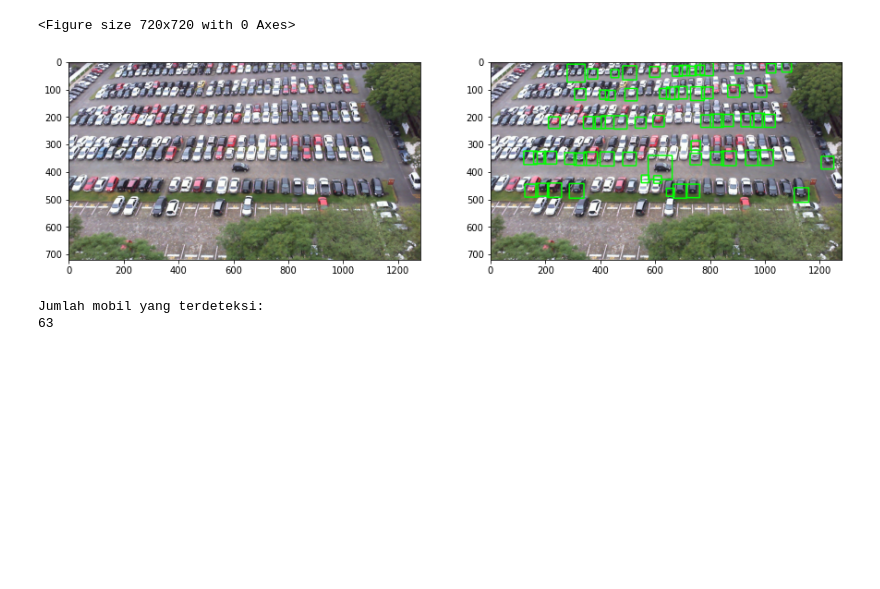
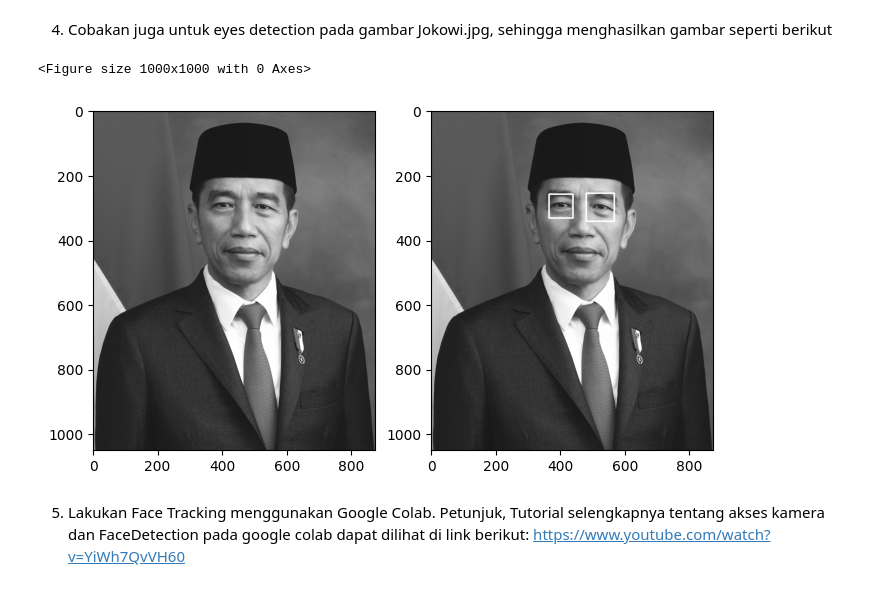
Before and after one commit to Afvanie/PCVK_Genap_2023, a Jupyter notebook: UAS.ipynb, the cells around one changed output. Saved outputs shown, nothing was run; the diff lists cells and outputs as text; code cells hidden in the pictures; blank space fills up the shorter version.

```diff
--- a/UAS.ipynb
+++ b/UAS.ipynb
@@ -260,22 +149,26 @@ cars = car_cascade.detectMultiScale(parkiran2)
+# %% [markdown]
+4. Cobakan juga untuk eyes detection pada gambar Jokowi.jpg, sehingga menghasilkan
+gambar seperti berikut
 # %%
-jumlah =0;
-gray = cv2.cvtColor(parkiran, cv2.COLOR_BGR2GRAY)
-cars = car_cascade.detectMultiScale(parkiran)
-for(x,y,w,h) in cars:
- cv2.rectangle(parkiran,(x,y),(x+w,y+h),(0,255,0),3)
- jumlah+=1;
+cascade_wajah = cv.CascadeClassifier(cv.data.haarcascades + "haarcascade_eye.xml")
+
+jokowi = cv.imread('/content/drive/MyDrive/PCVK/images/facedet/jokowi.jpg',0)
+jokowi_rgb = cv.cvtColor(jokowi, cv.COLOR_BGR2RGB)
+jokowi_fd = jokowi_rgb.copy()
+
+fd_jokowi = cascade_wajah.detectMultiScale(jokowi_fd)
+for(x,y,w,h) in fd_jokowi:
+  cv.rectangle(jokowi_fd, (x,y),(x+w,y+h), (255,255,255), 3)
+# output kucing
 plt.figure(figsize = (10,10))
-
-f, axarr = plt. subplots(1,2,figsize=(15,5))
-plt.subplot(121),plt.imshow(cv2.cvtColor(parkiran2, cv2.COLOR_BGR2RGB))
-axarr[0].imshow(cv2.cvtColor(parkiran2, cv2.COLOR_BGR2RGB))
-plt.subplot(122),plt.imshow(cv2.cvtColor(parkiran, cv2.COLOR_BGR2RGB))
-axarr[1].imshow(cv2.cvtColor(parkiran, cv2.COLOR_BGR2RGB))
+f, axarr = plt. subplots(1,2,figsize=(8,8))
+plt.subplot(121),plt.imshow(jokowi_rgb,cmap='gray')
+plt.subplot(122),plt.imshow(jokowi_fd,cmap='gray')
 plt.show()
-print('Jumlah mobil yang terdeteksi: ')
-print(jumlah)
 # %% [output]
-<Figure size 720x720 with 0 Axes>
+<Figure size 1000x1000 with 0 Axes>
-[figure, old version]
+[figure, new version]
-Jumlah mobil yang terdeteksi:
-63
+# %% [markdown]
+5. Lakukan Face Tracking menggunakan Google Colab. Petunjuk, Tutorial selengkapnya
+tentang akses kamera dan FaceDetection pada google colab dapat dilihat di link
+berikut: https://www.youtube.com/watch?v=YiWh7QvVH60
```
Also changed, not shown: parts of 28 cells of this notebook.
